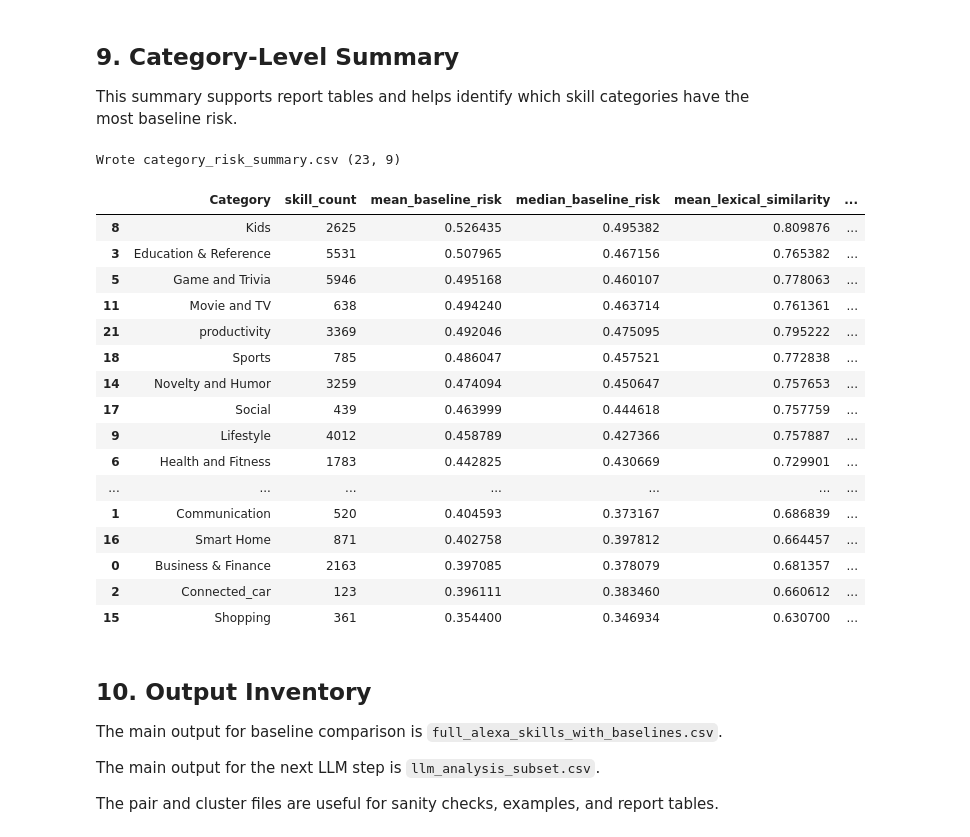
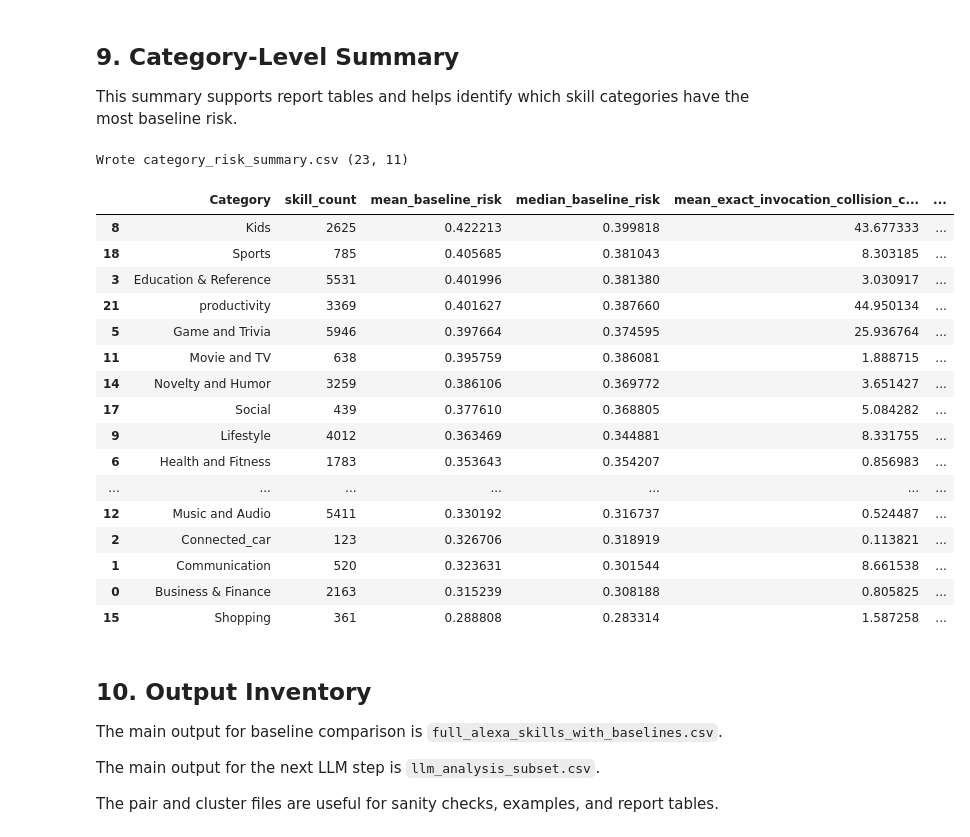
Before and after one commit to janiceeguo/CS6763-CPS-Final, a Jupyter notebook: baseline_similarity_pipeline.ipynb, the cells around one changed output. Saved outputs shown, nothing was run; the diff lists cells and outputs as text; code cells hidden in the pictures.

```diff
--- a/baseline_similarity_pipeline.ipynb
+++ b/baseline_similarity_pipeline.ipynb
@@ -532,12 +581,16 @@ Wrote top_phonetic_pairs.csv (50000, 11)
 
 The graph uses skills as nodes and phonetic-neighbor relationships as edges. Connected components are treated as clusters of potentially confusable skills.
 # %%
+# Build the phonetic graph over unique invocation names, not duplicate skill rows.
 G = nx.Graph()
-G.add_nodes_from(range(len(full_df)))
+G.add_nodes_from(range(len(unique_invocations_df)))
 
-# Add edges from the phonetic nearest-neighbor baseline.
 for row in phonetic_pair_rows:
-    G.add_edge(int(row["source_row"]), int(row["target_row"]), weight=row["phonetic_similarity"])
+    G.add_edge(
+        int(row["source_unique_invocation_id"]),
+        int(row["target_unique_invocation_id"]),
+        weight=row["phonetic_similarity"],
+    )
 
 component_id = {}
 component_size = {}
@@ -548,23 +601,25 @@ for cid, component in enumerate(components):
         component_id[node] = cid
         component_size[node] = size
 
-full_df["phonetic_graph_degree"] = [G.degree(i) for i in range(len(full_df))]
-full_df["phonetic_cluster_id"] = [component_id[i] for i in range(len(full_df))]
-full_df["phonetic_cluster_size"] = [component_size[i] for i in range(len(full_df))]
+unique_graph_degree = {uid: G.degree(uid) for uid in range(len(unique_invocations_df))}
+full_df["phonetic_graph_degree"] = full_df["unique_invocation_id"].map(unique_graph_degree).astype(int)
+full_df["phonetic_cluster_id"] = full_df["unique_invocation_id"].map(component_id).astype(int)
+full_df["phonetic_cluster_size"] = full_df["unique_invocation_id"].map(component_size).astype(int)
 
 cluster_rows = []
 for cid, component in enumerate(components):
     if len(component) <= 1:
         continue
-    members = sorted(component, key=lambda i: full_df.iloc[i]["nearest_phonetic_similarity"], reverse=True)
+    members = sorted(component, key=lambda uid: unique_nearest_phonetic_score.get(uid, 0), reverse=True)
+    example_rows = [representative_row_by_unique_id[uid] for uid in members[:10]]
     cluster_rows.append({
         "phonetic_cluster_id": cid,
-        "cluster_size": len(component),
-        "example_invocations": "; ".join(full_df.iloc[i]["Invocation Name"] for i in members[:10]),
-        "categories": "; ".join(sorted(set(full_df.iloc[i]["Category"] for i in members[:10]))),
+        "cluster_size_unique_invocations": len(component),
+        "example_invocations": "; ".join(unique_invocations_df.iloc[uid]["normalized_invocation"] for uid in members[:10]),
+        "example_categories": "; ".join(sorted(set(full_df.iloc[row]["Category"] for row in example_rows))),
     })
 
-clusters_df = pd.DataFrame(cluster_rows).sort_values("cluster_size", ascending=False)
+clusters_df = pd.DataFrame(cluster_rows).sort_values("cluster_size_unique_invocations", ascending=False)
 clusters_df.to_csv(PHONETIC_CLUSTERS_OUT, index=False)
 print("Wrote", PHONETIC_CLUSTERS_OUT, clusters_df.shape)
 clusters_df.head(10)
@@ -593,19 +648,22 @@ def minmax(series):
         return pd.Series(np.zeros(len(series)), index=series.index)
     return (series - mn) / (mx - mn)
 
+full_df["norm_exact_invocation_collision_count"] = minmax(np.log1p(full_df["exact_invocation_collision_count"]))
 full_df["norm_lexical_neighbor_count"] = minmax(np.log1p(full_df["lexical_neighbor_count_topk"]))
 full_df["norm_phonetic_neighbor_count"] = minmax(np.log1p(full_df["phonetic_neighbor_count_topk"]))
 full_df["norm_word_squat_count"] = minmax(np.log1p(full_df["word_squat_candidate_count"]))
 full_df["norm_phonetic_graph_degree"] = minmax(np.log1p(full_df["phonetic_graph_degree"]))
 full_df["norm_phonetic_cluster_size"] = minmax(np.log1p(full_df["phonetic_cluster_size"]))
 
+# This score separates exact invocation-name collisions from non-identical near-neighbor similarity.
 full_df["baseline_risk_score"] = (
-    0.25 * full_df["nearest_lexical_similarity"] +
-    0.20 * full_df["nearest_phonetic_similarity"] +
+    0.20 * full_df["nearest_lexical_similarity"] +
+    0.15 * full_df["nearest_phonetic_similarity"] +
     0.15 * full_df["norm_word_squat_count"] +
     0.15 * full_df["norm_phonetic_graph_degree"] +
     0.15 * full_df["norm_genericity_ambiguity_score"] +
-    0.10 * full_df["norm_lexical_neighbor_count"]
+    0.10 * full_df["norm_lexical_neighbor_count"] +
+    0.10 * full_df["norm_exact_invocation_collision_count"]
 )
 
 full_df["baseline_risk_percentile"] = full_df["baseline_risk_score"].rank(pct=True)
@@ -614,6 +672,7 @@ full_df.to_csv(BASELINE_OUT, index=False)
 print("Wrote", BASELINE_OUT, full_df.shape)
 full_df.sort_values("baseline_risk_score", ascending=False)[[
     "Skill Name", "Invocation Name", "Category", "baseline_risk_score",
+    "exact_invocation_collision_count",
     "nearest_lexical_neighbor", "nearest_lexical_similarity",
     "nearest_phonetic_neighbor", "nearest_phonetic_similarity",
     "word_squat_candidate_count", "phonetic_graph_degree"
@@ -748,37 +807,39 @@ This summary supports report tables and helps identify which skill categories ha
 # %%
 category_summary = full_df.groupby("Category").agg(
     skill_count=("Skill Path", "count"),
     mean_baseline_risk=("baseline_risk_score", "mean"),
     median_baseline_risk=("baseline_risk_score", "median"),
+    mean_exact_invocation_collision_count=("exact_invocation_collision_count", "mean"),
+    pct_with_exact_invocation_collision=("has_exact_invocation_collision", "mean"),
     mean_lexical_similarity=("nearest_lexical_similarity", "mean"),
     mean_phonetic_similarity=("nearest_phonetic_similarity", "mean"),
     mean_word_squat_count=("word_squat_candidate_count", "mean"),
     mean_phonetic_graph_degree=("phonetic_graph_degree", "mean"),
     mean_genericity_ambiguity=("norm_genericity_ambiguity_score", "mean"),
 ).reset_index().sort_values("mean_baseline_risk", ascending=False)
 
 category_summary.to_csv(CATEGORY_SUMMARY_OUT, index=False)
 print("Wrote", CATEGORY_SUMMARY_OUT, category_summary.shape)
 category_summary
 # %% [output]
-Wrote category_risk_summary.csv (23, 9)
+Wrote category_risk_summary.csv (23, 11)
-|  | Category | skill_count | mean_baseline_risk | median_baseline_risk | mean_lexical_similarity | ... |
-| 8 | Kids | 2625 | 0.526435 | 0.495382 | 0.809876 | ... |
-| 3 | Education & Reference | 5531 | 0.507965 | 0.467156 | 0.765382 | ... |
-| 5 | Game and Trivia | 5946 | 0.495168 | 0.460107 | 0.778063 | ... |
-| 11 | Movie and TV | 638 | 0.494240 | 0.463714 | 0.761361 | ... |
-| 21 | productivity | 3369 | 0.492046 | 0.475095 | 0.795222 | ... |
-| 18 | Sports | 785 | 0.486047 | 0.457521 | 0.772838 | ... |
-| 14 | Novelty and Humor | 3259 | 0.474094 | 0.450647 | 0.757653 | ... |
-| 17 | Social | 439 | 0.463999 | 0.444618 | 0.757759 | ... |
-| 9 | Lifestyle | 4012 | 0.458789 | 0.427366 | 0.757887 | ... |
-| 6 | Health and Fitness | 1783 | 0.442825 | 0.430669 | 0.729901 | ... |
+|  | Category | skill_count | mean_baseline_risk | median_baseline_risk | mean_exact_invocation_collision_c... | ... |
+| 8 | Kids | 2625 | 0.422213 | 0.399818 | 43.677333 | ... |
+| 18 | Sports | 785 | 0.405685 | 0.381043 | 8.303185 | ... |
+| 3 | Education & Reference | 5531 | 0.401996 | 0.381380 | 3.030917 | ... |
+| 21 | productivity | 3369 | 0.401627 | 0.387660 | 44.950134 | ... |
+| 5 | Game and Trivia | 5946 | 0.397664 | 0.374595 | 25.936764 | ... |
+| 11 | Movie and TV | 638 | 0.395759 | 0.386081 | 1.888715 | ... |
+| 14 | Novelty and Humor | 3259 | 0.386106 | 0.369772 | 3.651427 | ... |
+| 17 | Social | 439 | 0.377610 | 0.368805 | 5.084282 | ... |
+| 9 | Lifestyle | 4012 | 0.363469 | 0.344881 | 8.331755 | ... |
+| 6 | Health and Fitness | 1783 | 0.353643 | 0.354207 | 0.856983 | ... |
 | ... | ... | ... | ... | ... | ... | ... |
-| 1 | Communication | 520 | 0.404593 | 0.373167 | 0.686839 | ... |
-| 16 | Smart Home | 871 | 0.402758 | 0.397812 | 0.664457 | ... |
-| 0 | Business & Finance | 2163 | 0.397085 | 0.378079 | 0.681357 | ... |
-| 2 | Connected_car | 123 | 0.396111 | 0.383460 | 0.660612 | ... |
-| 15 | Shopping | 361 | 0.354400 | 0.346934 | 0.630700 | ... |
+| 12 | Music and Audio | 5411 | 0.330192 | 0.316737 | 0.524487 | ... |
+| 2 | Connected_car | 123 | 0.326706 | 0.318919 | 0.113821 | ... |
+| 1 | Communication | 520 | 0.323631 | 0.301544 | 8.661538 | ... |
+| 0 | Business & Finance | 2163 | 0.315239 | 0.308188 | 0.805825 | ... |
+| 15 | Shopping | 361 | 0.288808 | 0.283314 | 1.587258 | ... |
 # %% [markdown]
 ## 10. Output Inventory
 
```
Also changed, not shown: parts of 8 cells of this notebook, 8 other files.
